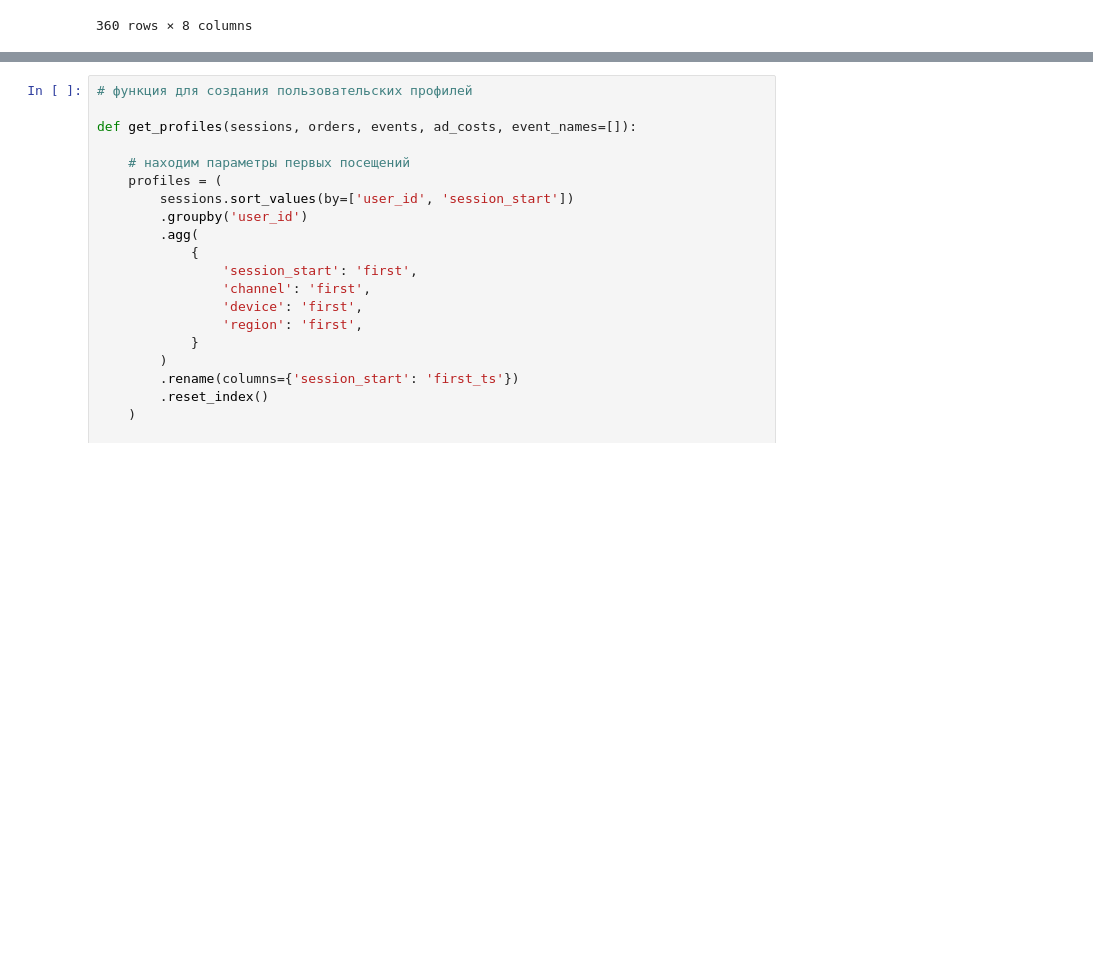
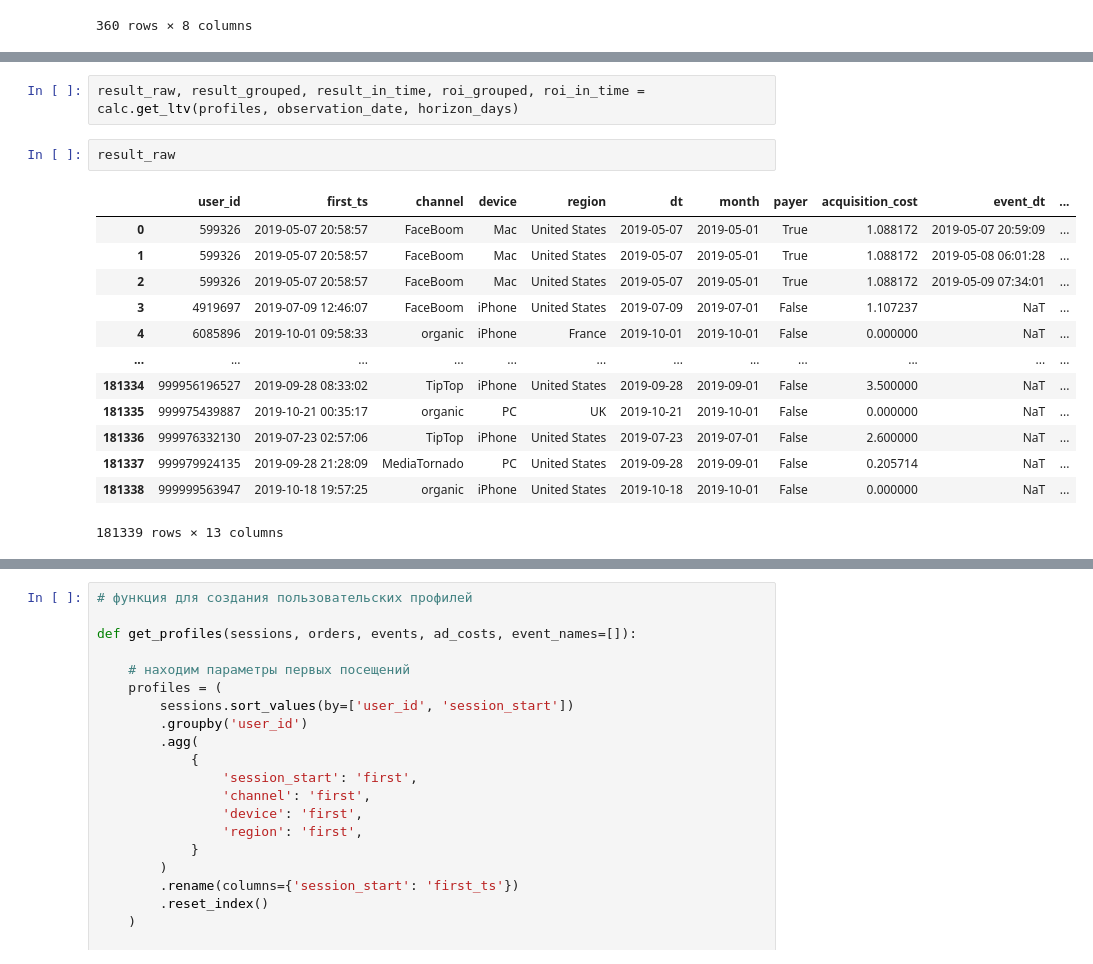
Before and after one commit to ikazman/practicum_da_projects, a Jupyter notebook: marketing_analysis/maketing_analysis.ipynb, the cells around one changed output, grey strips where cells are left out. Saved outputs shown, nothing was run; the diff lists cells and outputs as text; blank space fills up the shorter version.

```diff
--- a/marketing_analysis/maketing_analysis.ipynb
+++ b/marketing_analysis/maketing_analysis.ipynb
@@ -106,0 +138,18 @@ result_in_time
+# %%
+result_raw, result_grouped, result_in_time, roi_grouped, roi_in_time = calc.get_ltv(profiles, observation_date, horizon_days)
+# %%
+result_raw
+# %% [output]
+|  | user_id | first_ts | channel | device | region | dt | month | payer | acquisition_cost | event_dt | ... |
+| 0 | 599326 | 2019-05-07 20:58:57 | FaceBoom | Mac | United States | 2019-05-07 | 2019-05-01 | True | 1.088172 | 2019-05-07 20:59:09 | ... |
+| 1 | 599326 | 2019-05-07 20:58:57 | FaceBoom | Mac | United States | 2019-05-07 | 2019-05-01 | True | 1.088172 | 2019-05-08 06:01:28 | ... |
+| 2 | 599326 | 2019-05-07 20:58:57 | FaceBoom | Mac | United States | 2019-05-07 | 2019-05-01 | True | 1.088172 | 2019-05-09 07:34:01 | ... |
+| 3 | 4919697 | 2019-07-09 12:46:07 | FaceBoom | iPhone | United States | 2019-07-09 | 2019-07-01 | False | 1.107237 | NaT | ... |
+| 4 | 6085896 | 2019-10-01 09:58:33 | organic | iPhone | France | 2019-10-01 | 2019-10-01 | False | 0.000000 | NaT | ... |
+| ... | ... | ... | ... | ... | ... | ... | ... | ... | ... | ... | ... |
+| 181334 | 999956196527 | 2019-09-28 08:33:02 | TipTop | iPhone | United States | 2019-09-28 | 2019-09-01 | False | 3.500000 | NaT | ... |
+| 181335 | 999975439887 | 2019-10-21 00:35:17 | organic | PC | UK | 2019-10-21 | 2019-10-01 | False | 0.000000 | NaT | ... |
+| 181336 | 999976332130 | 2019-07-23 02:57:06 | TipTop | iPhone | United States | 2019-07-23 | 2019-07-01 | False | 2.600000 | NaT | ... |
+| 181337 | 999979924135 | 2019-09-28 21:28:09 | MediaTornado | PC | United States | 2019-09-28 | 2019-09-01 | False | 0.205714 | NaT | ... |
+| 181338 | 999999563947 | 2019-10-18 19:57:25 | organic | iPhone | United States | 2019-10-18 | 2019-10-01 | False | 0.000000 | NaT | ... |
+181339 rows × 13 columns
```
Also changed, not shown: parts of 8 cells of this notebook, 1 other file.
